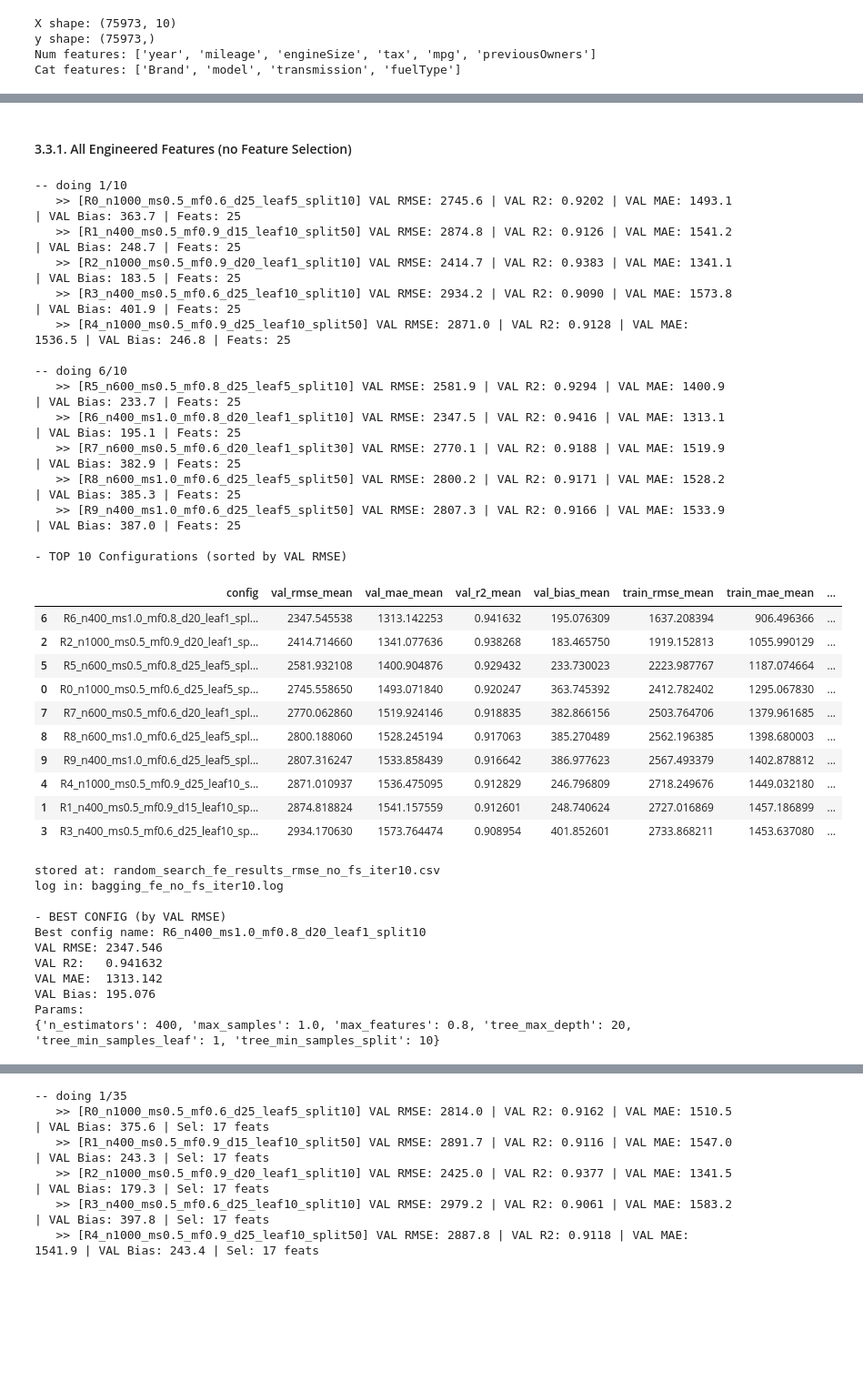
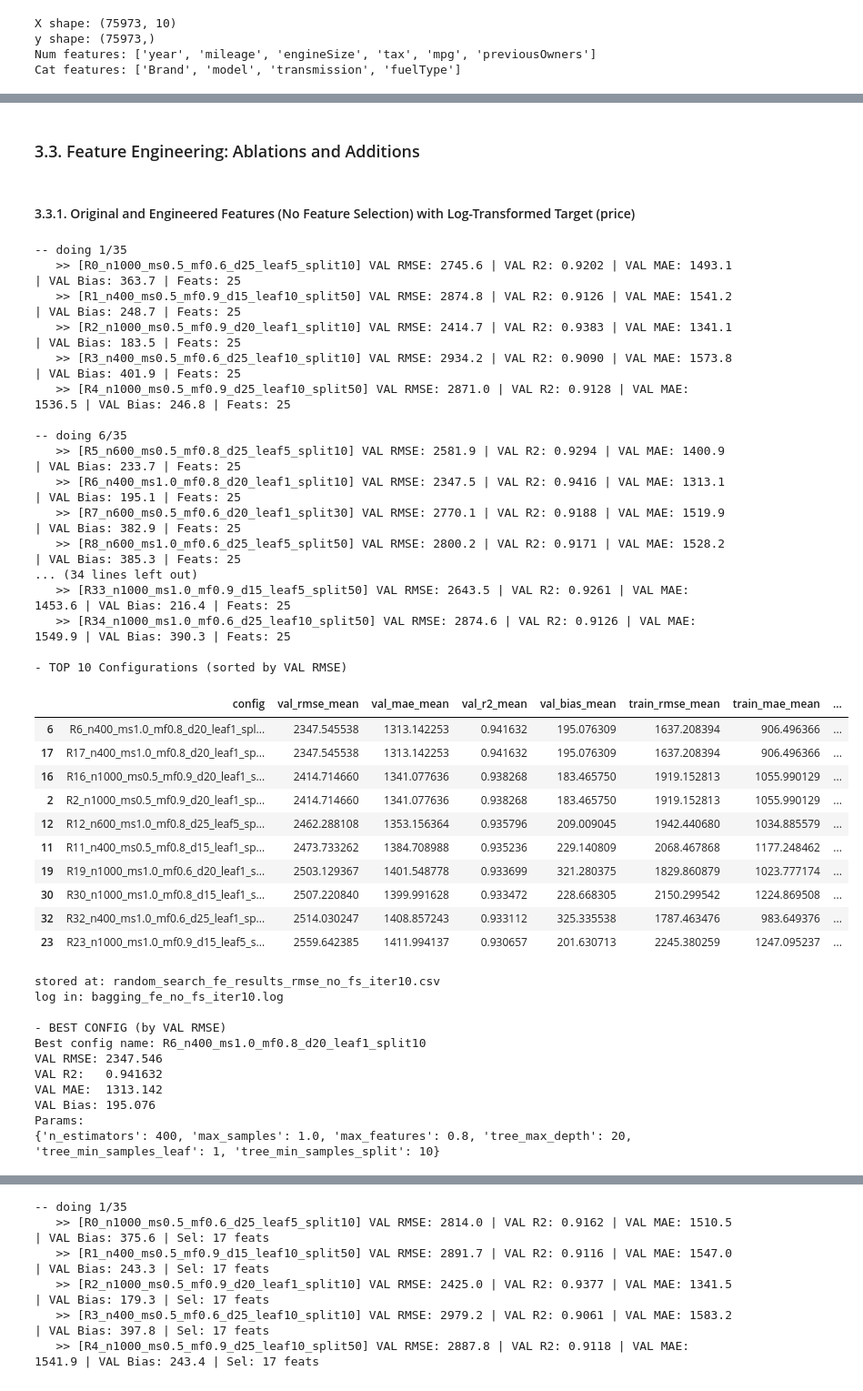
Before and after one commit to franciscasf/Machine-Learning-G51, a Jupyter notebook: notebooks/model_assessment_optimazation/05_7_BaggingRegressor.ipynb, the cells around one changed output, grey strips where cells are left out. Shown at 91% size. Drawn from its saved outputs; the diff is of its cells as text; code cells hidden in the pictures; blank space fills up the shorter version.

```diff
--- a/notebooks/model_assessment_optimazation/05_7_BaggingRegressor.ipynb
+++ b/notebooks/model_assessment_optimazation/05_7_BaggingRegressor.ipynb
@@ -192,7 +193,7 @@ param_distributions = {
 # Number of random configurations to evaluate.
 # This is intentionally small, as this run is intended
 # to provide baseline and comparative results.
-N_RANDOM_CONFIGS = 15
+N_RANDOM_CONFIGS = 20
 
 
 
@@ -485,7 +486,7 @@ modelo normal mas sem previous owners e com log do price
 # representative of the full dataset distribution.
 kf = KFold(n_splits=N_SPLITS, shuffle=True, random_state=RANDOM_STATE)
 #confirmar isto aqui
-numeric_features = ["mileage", "engineSize", "tax", "mpg"]
+numeric_features = ["mileage", "engineSize", "tax", "mpg", "year"]
 DROP_FROM_MODEL = ["previousOwners"]
 
 # HYPERPARAMETER SPACE FOR RANDOM SEARCH
@@ -528,7 +529,7 @@ param_distributions = {
 # Number of random configurations to evaluate.
 # This is intentionally small, as this run is intended
 # to provide baseline and comparative results.
-N_RANDOM_CONFIGS = 15
+N_RANDOM_CONFIGS = 20
 
 
 
@@ -816,7 +817,9 @@ Best Config found:
-# %% [markdown]
-#### 3.3.1. All Engineered Features (no Feature Selection) <a id="featengnosel"></a>
+# %% [markdown]
+### 3.3. Feature Engineering: Ablations and Additions <a id="feateng"></a>
+# %% [markdown]
+#### 3.3.1. Original and Engineered Features (No Feature Selection) with Log-Transformed Target (price) <a id="featengnosel"></a>
 # %%
-N_ITER = 10
+N_ITER = 35
 numeric_features = ["mileage", "engineSize", "tax", "mpg", "year", "previousOwners"]
 
 # Reprodutibilidade do random search (configs)
@@ -1140,45 +1143,47 @@ display(results_df_sorted[cols_show].head(10))
 
 OUT_CSV = "random_search_fe_results_rmse_no_fs_iter10.csv"
 results_df_sorted.to_csv(OUT_CSV, index=False)
 print(f"stored at: {OUT_CSV}")
 print(f"log in: {LOG_FILE}")
 
 print("\n- BEST CONFIG (by VAL RMSE)")
 print(f"Best config name: {best_row['config']}")
 print(f"VAL RMSE: {best_row['val_rmse_mean']:.3f}")
 print(f"VAL R2:   {best_row['val_r2_mean']:.6f}")
 print(f"VAL MAE:  {best_row['val_mae_mean']:.3f}")
 print(f"VAL Bias: {best_row['val_bias_mean']:.3f}")
 print("Params:")
 best_params = {k: best_row[k] for k in param_distributions.keys() if k in best_row}
 print(best_params)
 # %% [output]
--- doing 1/10
+-- doing 1/35
    >> [R0_n1000_ms0.5_mf0.6_d25_leaf5_split10] VAL RMSE: 2745.6 | VAL R2: 0.9202 | VAL MAE: 1493.1 | VAL Bias: 363.7 | Feats: 25
    >> [R1_n400_ms0.5_mf0.9_d15_leaf10_split50] VAL RMSE: 2874.8 | VAL R2: 0.9126 | VAL MAE: 1541.2 | VAL Bias: 248.7 | Feats: 25
    >> [R2_n1000_ms0.5_mf0.9_d20_leaf1_split10] VAL RMSE: 2414.7 | VAL R2: 0.9383 | VAL MAE: 1341.1 | VAL Bias: 183.5 | Feats: 25
    >> [R3_n400_ms0.5_mf0.6_d25_leaf10_split10] VAL RMSE: 2934.2 | VAL R2: 0.9090 | VAL MAE: 1573.8 | VAL Bias: 401.9 | Feats: 25
    >> [R4_n1000_ms0.5_mf0.9_d25_leaf10_split50] VAL RMSE: 2871.0 | VAL R2: 0.9128 | VAL MAE: 1536.5 | VAL Bias: 246.8 | Feats: 25
 
--- doing 6/10
+-- doing 6/35
    >> [R5_n600_ms0.5_mf0.8_d25_leaf5_split10] VAL RMSE: 2581.9 | VAL R2: 0.9294 | VAL MAE: 1400.9 | VAL Bias: 233.7 | Feats: 25
    >> [R6_n400_ms1.0_mf0.8_d20_leaf1_split10] VAL RMSE: 2347.5 | VAL R2: 0.9416 | VAL MAE: 1313.1 | VAL Bias: 195.1 | Feats: 25
    >> [R7_n600_ms0.5_mf0.6_d20_leaf1_split30] VAL RMSE: 2770.1 | VAL R2: 0.9188 | VAL MAE: 1519.9 | VAL Bias: 382.9 | Feats: 25
    >> [R8_n600_ms1.0_mf0.6_d25_leaf5_split50] VAL RMSE: 2800.2 | VAL R2: 0.9171 | VAL MAE: 1528.2 | VAL Bias: 385.3 | Feats: 25
-   >> [R9_n400_ms1.0_mf0.6_d25_leaf5_split50] VAL RMSE: 2807.3 | VAL R2: 0.9166 | VAL MAE: 1533.9 | VAL Bias: 387.0 | Feats: 25
+... (34 lines left out)
+   >> [R33_n1000_ms1.0_mf0.9_d15_leaf5_split50] VAL RMSE: 2643.5 | VAL R2: 0.9261 | VAL MAE: 1453.6 | VAL Bias: 216.4 | Feats: 25
+   >> [R34_n1000_ms1.0_mf0.6_d25_leaf10_split50] VAL RMSE: 2874.6 | VAL R2: 0.9126 | VAL MAE: 1549.9 | VAL Bias: 390.3 | Feats: 25
 
 - TOP 10 Configurations (sorted by VAL RMSE)
 |  | config | val_rmse_mean | val_mae_mean | val_r2_mean | val_bias_mean | train_rmse_mean | train_mae_mean | ... |
 | 6 | R6_n400_ms1.0_mf0.8_d20_leaf1_spl... | 2347.545538 | 1313.142253 | 0.941632 | 195.076309 | 1637.208394 | 906.496366 | ... |
+| 17 | R17_n400_ms1.0_mf0.8_d20_leaf1_sp... | 2347.545538 | 1313.142253 | 0.941632 | 195.076309 | 1637.208394 | 906.496366 | ... |
+| 16 | R16_n1000_ms0.5_mf0.9_d20_leaf1_s... | 2414.714660 | 1341.077636 | 0.938268 | 183.465750 | 1919.152813 | 1055.990129 | ... |
 | 2 | R2_n1000_ms0.5_mf0.9_d20_leaf1_sp... | 2414.714660 | 1341.077636 | 0.938268 | 183.465750 | 1919.152813 | 1055.990129 | ... |
-| 5 | R5_n600_ms0.5_mf0.8_d25_leaf5_spl... | 2581.932108 | 1400.904876 | 0.929432 | 233.730023 | 2223.987767 | 1187.074664 | ... |
-| 0 | R0_n1000_ms0.5_mf0.6_d25_leaf5_sp... | 2745.558650 | 1493.071840 | 0.920247 | 363.745392 | 2412.782402 | 1295.067830 | ... |
-| 7 | R7_n600_ms0.5_mf0.6_d20_leaf1_spl... | 2770.062860 | 1519.924146 | 0.918835 | 382.866156 | 2503.764706 | 1379.961685 | ... |
-| 8 | R8_n600_ms1.0_mf0.6_d25_leaf5_spl... | 2800.188060 | 1528.245194 | 0.917063 | 385.270489 | 2562.196385 | 1398.680003 | ... |
-| 9 | R9_n400_ms1.0_mf0.6_d25_leaf5_spl... | 2807.316247 | 1533.858439 | 0.916642 | 386.977623 | 2567.493379 | 1402.878812 | ... |
-| 4 | R4_n1000_ms0.5_mf0.9_d25_leaf10_s... | 2871.010937 | 1536.475095 | 0.912829 | 246.796809 | 2718.249676 | 1449.032180 | ... |
-| 1 | R1_n400_ms0.5_mf0.9_d15_leaf10_sp... | 2874.818824 | 1541.157559 | 0.912601 | 248.740624 | 2727.016869 | 1457.186899 | ... |
-| 3 | R3_n400_ms0.5_mf0.6_d25_leaf10_sp... | 2934.170630 | 1573.764474 | 0.908954 | 401.852601 | 2733.868211 | 1453.637080 | ... |
+| 12 | R12_n600_ms1.0_mf0.8_d25_leaf5_sp... | 2462.288108 | 1353.156364 | 0.935796 | 209.009045 | 1942.440680 | 1034.885579 | ... |
+| 11 | R11_n400_ms0.5_mf0.8_d15_leaf1_sp... | 2473.733262 | 1384.708988 | 0.935236 | 229.140809 | 2068.467868 | 1177.248462 | ... |
+| 19 | R19_n1000_ms1.0_mf0.6_d20_leaf1_s... | 2503.129367 | 1401.548778 | 0.933699 | 321.280375 | 1829.860879 | 1023.777174 | ... |
+| 30 | R30_n1000_ms1.0_mf0.8_d15_leaf1_s... | 2507.220840 | 1399.991628 | 0.933472 | 228.668305 | 2150.299542 | 1224.869508 | ... |
+| 32 | R32_n400_ms1.0_mf0.6_d25_leaf1_sp... | 2514.030247 | 1408.857243 | 0.933112 | 325.335538 | 1787.463476 | 983.649376 | ... |
+| 23 | R23_n1000_ms1.0_mf0.9_d15_leaf5_s... | 2559.642385 | 1411.994137 | 0.930657 | 201.630713 | 2245.380259 | 1247.095237 | ... |
 stored at: random_search_fe_results_rmse_no_fs_iter10.csv
 log in: bagging_fe_no_fs_iter10.log
 
```
Also changed, not shown: parts of 32 cells of this notebook, 20 other files.
